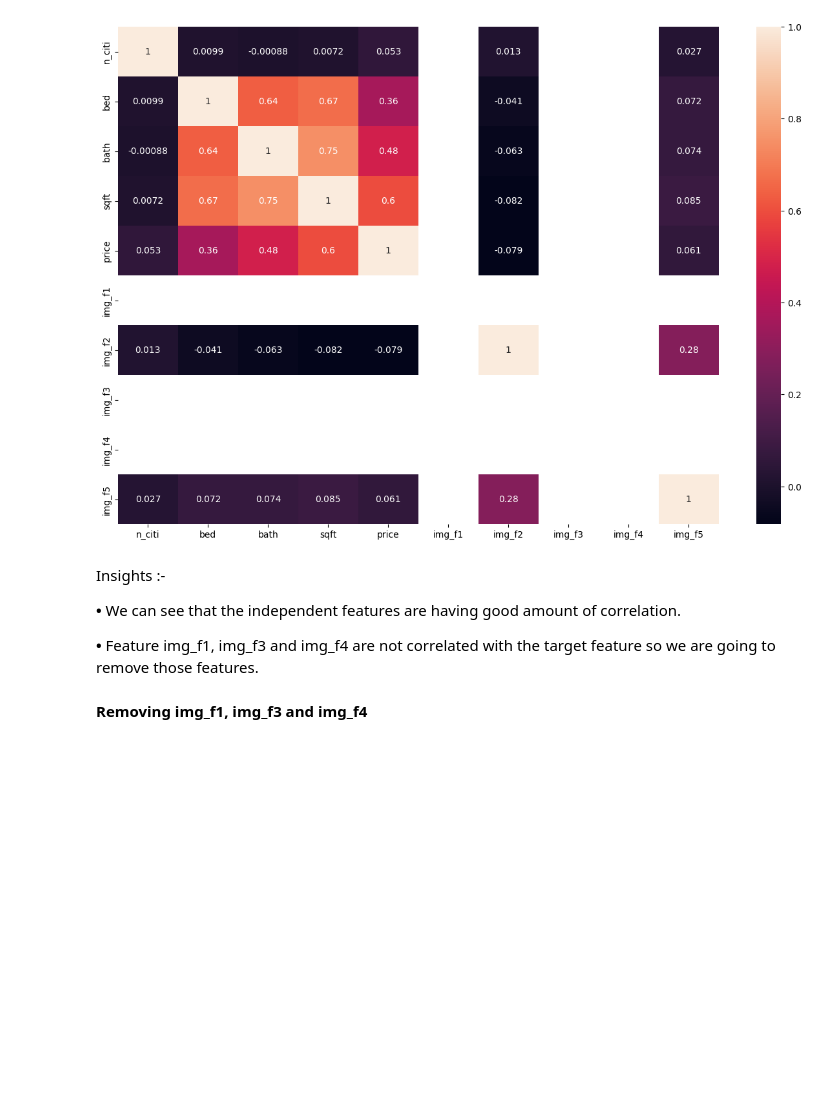
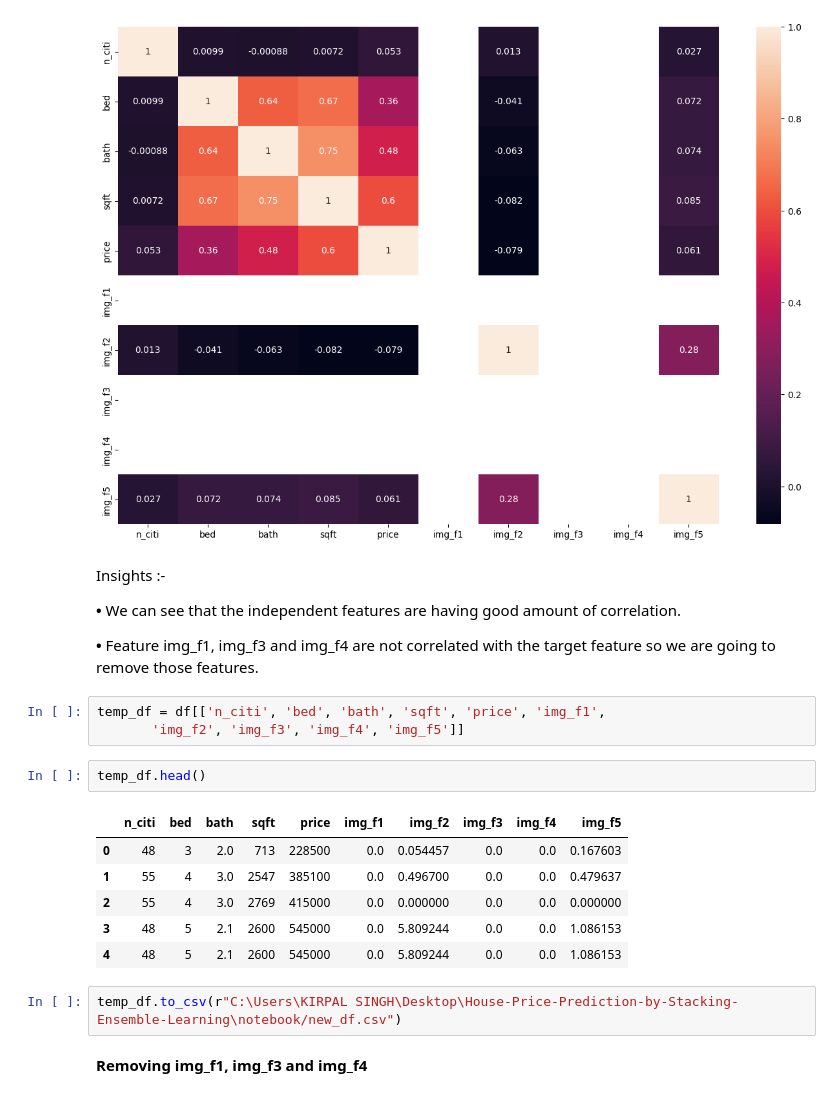
Before and after one commit to kirpalsingh225/House-Price-Prediction-by-Stacking-Ensemble-Learning, a Jupyter notebook: notebook/EDA.ipynb, the cells around one changed output. Saved outputs shown, nothing was run; the diff lists cells and outputs as text; blank space fills up the shorter version.

```diff
--- a/notebook/EDA.ipynb
+++ b/notebook/EDA.ipynb
@@ -91,6 +91,20 @@ Insights :-
  **•** We can see that the independent features are having good amount of correlation.
 
  **•** Feature img_f1, img_f3 and img_f4 are not correlated with the target feature so we are going to remove those features.
+# %%
+temp_df = df[['n_citi', 'bed', 'bath', 'sqft', 'price', 'img_f1',
+       'img_f2', 'img_f3', 'img_f4', 'img_f5']]
+# %%
+temp_df.head()
+# %% [output]
+|  | n_citi | bed | bath | sqft | price | img_f1 | img_f2 | img_f3 | img_f4 | img_f5 |
+| 0 | 48 | 3 | 2.0 | 713 | 228500 | 0.0 | 0.054457 | 0.0 | 0.0 | 0.167603 |
+| 1 | 55 | 4 | 3.0 | 2547 | 385100 | 0.0 | 0.496700 | 0.0 | 0.0 | 0.479637 |
+| 2 | 55 | 4 | 3.0 | 2769 | 415000 | 0.0 | 0.000000 | 0.0 | 0.0 | 0.000000 |
+| 3 | 48 | 5 | 2.1 | 2600 | 545000 | 0.0 | 5.809244 | 0.0 | 0.0 | 1.086153 |
+| 4 | 48 | 5 | 2.1 | 2600 | 545000 | 0.0 | 5.809244 | 0.0 | 0.0 | 1.086153 |
+# %%
+temp_df.to_csv(r"C:\Users\KIRPAL SINGH\Desktop\House-Price-Prediction-by-Stacking-Ensemble-Learning\notebook/new_df.csv")
 # %% [markdown]
 **Removing img_f1, img_f3 and img_f4**
 # %%
```
Also changed, not shown: parts of 3 cells of this notebook, 11 other files.
